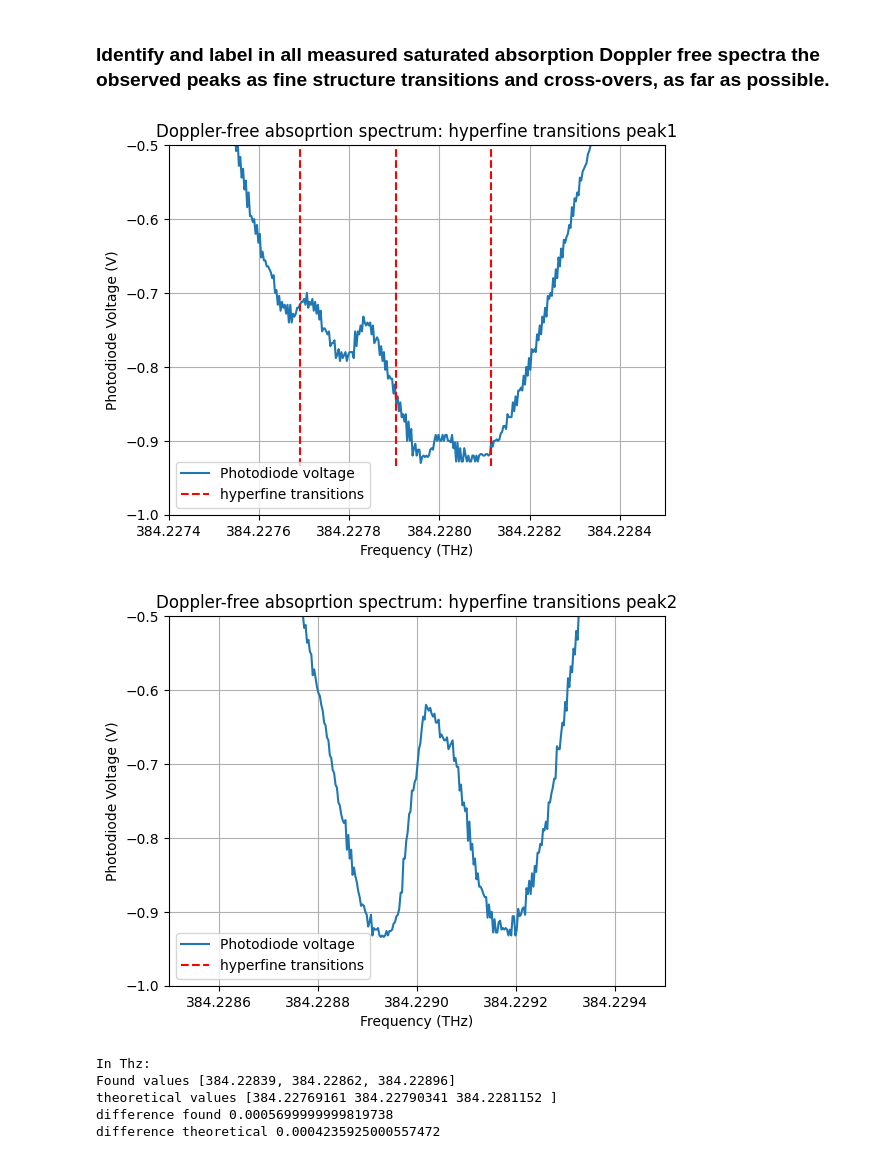
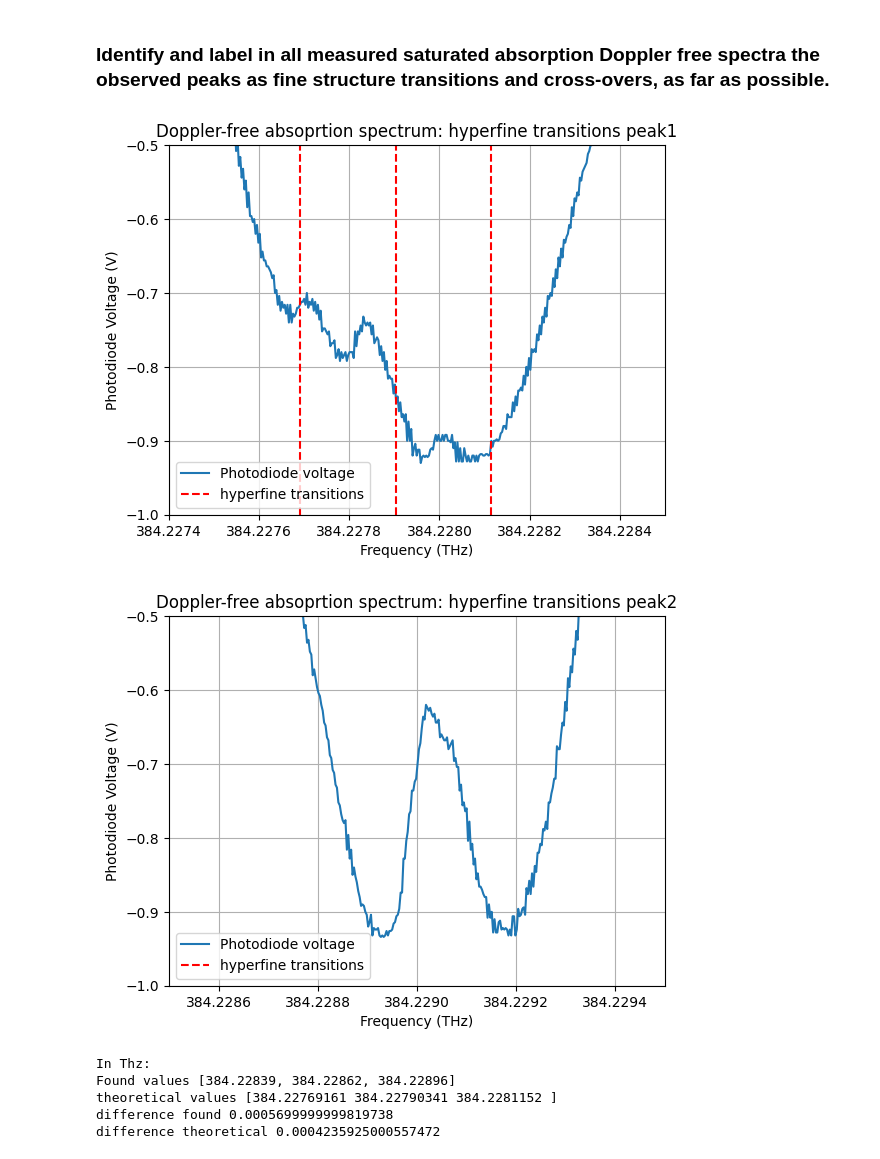
Before and after one commit to mandarhijn/Rb-spectroscopy, a Jupyter notebook: analysis.ipynb, the cells around one changed output. Saved outputs shown, nothing was run; the diff lists cells and outputs as text; code cells hidden in the pictures.

```diff
--- a/analysis.ipynb
+++ b/analysis.ipynb
@@ -468,35 +468,37 @@ minima_indices_df = [270,680]
 peak_voltages_df = voltage_df[minima_indices_df]
 f_range_df = calibration_func_df(voltage_df)
 
 
 #hyperfine1 = [384.228]
 #theoretical values
 f2f1 = 384230.4844685 - 2.563005979089109 - 0.2298518
 f2f3 = 384230.4844685 - 2.563005979089109 + 0.1937407
 hyperfine1 = np.array([f2f1, np.mean([f2f1, f2f3]), f2f3])/1000
 
+#peak1
 plot_channel(f_range_df, ch1_corrected_df, label1='Photodiode voltage', title='Doppler-free absoprtion spectrum: hyperfine transitions peak1')
-plt.vlines(hyperfine1, ymin=np.min(ch1_corrected_df), ymax=np.max(ch1_corrected_df), color='r', linestyle='--', label='hyperfine transitions')
+plt.vlines(hyperfine1, ymin=-1, ymax=np.max(ch1_corrected_df), color='r', linestyle='--', label='hyperfine transitions')
 plt.ticklabel_format(axis='x', style='plain', useOffset=False)
 plt.xlim(384.2274, 384.2285)
 plt.ylim(-1,-0.5)
 plt.xlabel('Frequency (THz)')
 plt.ylabel('Photodiode Voltage (V)')
 plt.legend()
 plt.grid(True)
 plt.show()
+#peak2
 plot_channel(f_range_df, ch1_corrected_df, label1='Photodiode voltage', title='Doppler-free absoprtion spectrum: hyperfine transitions peak2')
 plt.vlines(hyperfine1, ymin=np.min(ch1_corrected_df), ymax=np.max(ch1_corrected_df), color='r', linestyle='--', label='hyperfine transitions')
 plt.ticklabel_format(axis='x', style='plain', useOffset=False)
 plt.xlim(384.2285,384.2295)
 plt.ylim(-1,-0.5)
 plt.xlabel('Frequency (THz)')
 plt.ylabel('Photodiode Voltage (V)')
 plt.legend()
 plt.grid(True)
 plt.show()
 # %% [output]
-[figure, old version]
+[figure, new version]
 [figure]
 # %%
 # 87Rb F=2 to F' Gigahertz
```
